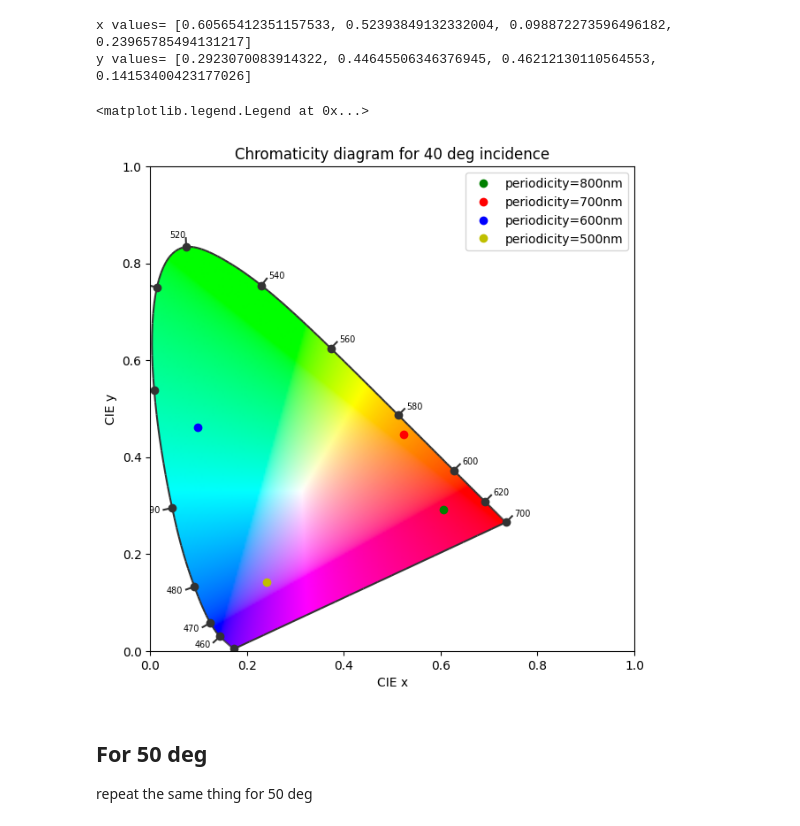
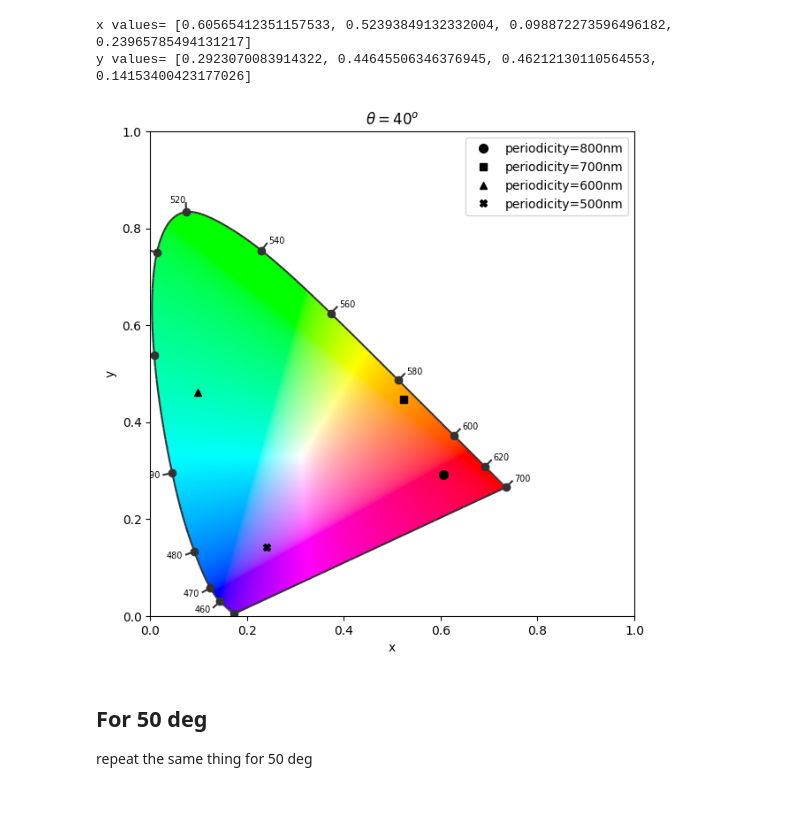
Before and after one commit to Feymankamal/Chromaticity-1931, a Jupyter notebook: colour_map.ipynb, the cells around one changed output. Cells and saved outputs as stored; diff of their text form; code cells hidden in the pictures.

Commit message:
minor label changes

```diff
--- a/colour_map.ipynb
+++ b/colour_map.ipynb
@@ -404,15 +397,17 @@ y values= [0.2923070083914322, 0.44645506346376945, 0.46212130110564553, 0.14153
 # %%
 import colour
 figure, axes = colour.plotting.diagrams.plot_chromaticity_diagram_CIE1931(standalone=False)
-axes.plot(xch40_800,ych40_800, 'go', label='periodicity=800nm')
-axes.plot(xch40_700, ych40_700, 'ro', label='periodicity=700nm')
-axes.plot(xch40_600, ych40_600, 'bo', label='periodicity=600nm')
-axes.plot(xch40_500, ych40_500, 'yo', label='periodicity=500nm')
-plt.title('Chromaticity diagram for 40 deg incidence')
+axes.plot(xch40_800,ych40_800, 'ko', ms=7, label='periodicity=800nm')
+axes.plot(xch40_700, ych40_700, 'ks', label='periodicity=700nm')
+axes.plot(xch40_600, ych40_600, 'k^', label='periodicity=600nm')
+axes.plot(xch40_500, ych40_500, 'kX', label='periodicity=500nm')
+plt.xlabel('x')
+plt.ylabel('y')
+plt.title(r'$\theta=40^o$')
 plt.legend(loc='upper right')
+plt.savefig('figures/40deg.pdf')
 # %% [output]
-<matplotlib.legend.Legend at 0x...>
-[figure, old version]
+[figure, new version]
 # %% [markdown]
 ## For 50 deg
   repeat the same thing for 50 deg
```
Also changed, not shown: parts of 9 cells of this notebook.
